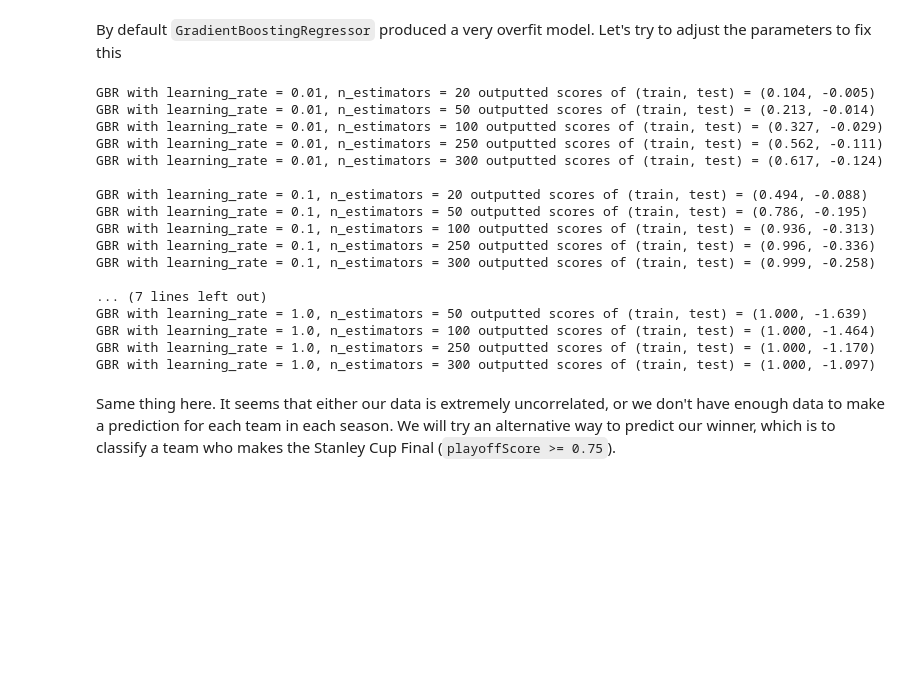
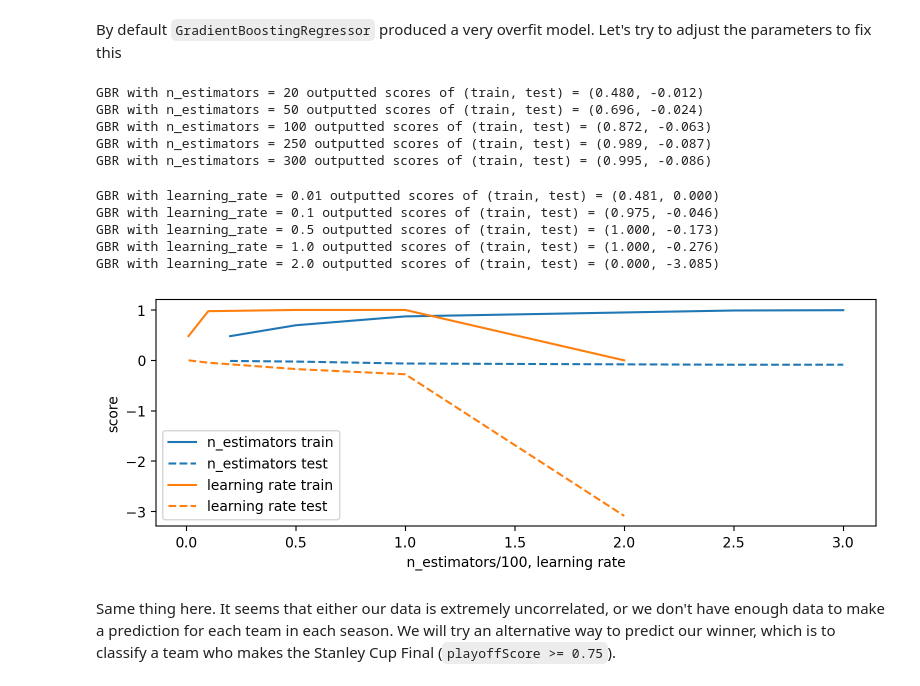
Before and after one commit to chrisbolton18/StanleyCupPredictor, a Jupyter notebook: nhlsc-predictor.ipynb, the cells around one changed output. Saved outputs shown, nothing was run; the diff lists cells and outputs as text; code cells hidden in the pictures; blank space fills up the shorter version.

```diff
--- a/nhlsc-predictor.ipynb
+++ b/nhlsc-predictor.ipynb
@@ -395,39 +455,61 @@ gbr.score(X_train_scaled, y_train), gbr.score(X_test_scaled, y_test)
 # %% [markdown]
 By default `GradientBoostingRegressor` produced a very overfit model. Let's try to adjust the parameters to fix this
 # %%
-# learning rates
-LRs = [0.01, 0.1, 0.5, 1.0]
-
 # n_estimators
 NEs = [20, 50, 100, 250, 300]
 
-for learning_rate in LRs:
-    for n_estimators in NEs:
-        gbr = GradientBoostingRegressor(learning_rate=learning_rate, n_estimators=n_estimators).fit(X_train_scaled, y_train)
+ne_train_scores = []
+ne_test_scores = []
 
-        train_score = gbr.score(X_train_scaled, y_train)
-        test_score = gbr.score(X_test_scaled, y_test)
+for n_estimators in NEs:
+    gbr = GradientBoostingRegressor(n_estimators=n_estimators).fit(X_train_scaled, y_train)
 
-        print(f'GBR with learning_rate = {learning_rate}, n_estimators = {n_estimators} outputted scores of (train, test) = ({train_score:.3f}, {test_score:.3f})')
-    print()
+    train_score = gbr.score(X_train_scaled, y_train)
+    test_score = gbr.score(X_test_scaled, y_test)
+    ne_train_scores.append(train_score)
+    ne_test_scores.append(test_score)
+
+    print(f'GBR with n_estimators = {n_estimators} outputted scores of (train, test) = ({train_score:.3f}, {test_score:.3f})')
 # %% [output]
-GBR with learning_rate = 0.01, n_estimators = 20 outputted scores of (train, test) = (0.104, -0.005)
-GBR with learning_rate = 0.01, n_estimators = 50 outputted scores of (train, test) = (0.213, -0.014)
-GBR with learning_rate = 0.01, n_estimators = 100 outputted scores of (train, test) = (0.327, -0.029)
-GBR with learning_rate = 0.01, n_estimators = 250 outputted scores of (train, test) = (0.562, -0.111)
-GBR with learning_rate = 0.01, n_estimators = 300 outputted scores of (train, test) = (0.617, -0.124)
-
-GBR with learning_rate = 0.1, n_estimators = 20 outputted scores of (train, test) = (0.494, -0.088)
-GBR with learning_rate = 0.1, n_estimators = 50 outputted scores of (train, test) = (0.786, -0.195)
-GBR with learning_rate = 0.1, n_estimators = 100 outputted scores of (train, test) = (0.936, -0.313)
-GBR with learning_rate = 0.1, n_estimators = 250 outputted scores of (train, test) = (0.996, -0.336)
-GBR with learning_rate = 0.1, n_estimators = 300 outputted scores of (train, test) = (0.999, -0.258)
-
-... (7 lines left out)
-GBR with learning_rate = 1.0, n_estimators = 50 outputted scores of (train, test) = (1.000, -1.639)
-GBR with learning_rate = 1.0, n_estimators = 100 outputted scores of (train, test) = (1.000, -1.464)
-GBR with learning_rate = 1.0, n_estimators = 250 outputted scores of (train, test) = (1.000, -1.170)
-GBR with learning_rate = 1.0, n_estimators = 300 outputted scores of (train, test) = (1.000, -1.097)
+GBR with n_estimators = 20 outputted scores of (train, test) = (0.480, -0.012)
+GBR with n_estimators = 50 outputted scores of (train, test) = (0.696, -0.024)
+GBR with n_estimators = 100 outputted scores of (train, test) = (0.872, -0.063)
+GBR with n_estimators = 250 outputted scores of (train, test) = (0.989, -0.087)
+GBR with n_estimators = 300 outputted scores of (train, test) = (0.995, -0.086)
+# %%
+# learning rates
+LRs = [0.01, 0.1, 0.5, 1.0, 2.0]
+
+lr_train_scores = []
+lr_test_scores = []
+
+for learning_rate in LRs:
+    gbr = GradientBoostingRegressor(learning_rate=learning_rate, n_estimators=200).fit(X_train_scaled, y_train)
+
+    train_score = gbr.score(X_train_scaled, y_train)
+    test_score = gbr.score(X_test_scaled, y_test)
+    lr_train_scores.append(train_score)
+    lr_test_scores.append(test_score)
+
+    print(f'GBR with learning_rate = {learning_rate} outputted scores of (train, test) = ({train_score:.3f}, {test_score:.3f})')
+# %% [output]
+GBR with learning_rate = 0.01 outputted scores of (train, test) = (0.481, 0.000)
+GBR with learning_rate = 0.1 outputted scores of (train, test) = (0.975, -0.046)
+GBR with learning_rate = 0.5 outputted scores of (train, test) = (1.000, -0.173)
+GBR with learning_rate = 1.0 outputted scores of (train, test) = (1.000, -0.276)
+GBR with learning_rate = 2.0 outputted scores of (train, test) = (0.000, -3.085)
+# %%
+plt.plot(np.array(NEs)/100, ne_train_scores, label='n_estimators train', color='C0')
+plt.plot(np.array(NEs)/100, ne_test_scores, label='n_estimators test', color='C0', linestyle='--')
+plt.plot(LRs, lr_train_scores, label='learning rate train', color='C1')
+plt.plot(LRs, lr_test_scores, label='learning rate test', color='C1', linestyle='--')
+plt.xlabel('n_estimators/100, learning rate')
+plt.ylabel('score')
+plt.tight_layout()
+plt.legend();
+# plt.savefig('gbt.png')
+# %% [output]
+[figure, added]
 # %% [markdown]
 Same thing here. It seems that either our data is extremely uncorrelated, or we don't have enough data to make a prediction for each team in each season. We will try an alternative way to predict our winner, which is to classify a team who makes the Stanley Cup Final (`playoffScore >= 0.75`).
 # %%
```
Also changed, not shown: parts of 16 cells of this notebook, 4 other files.
